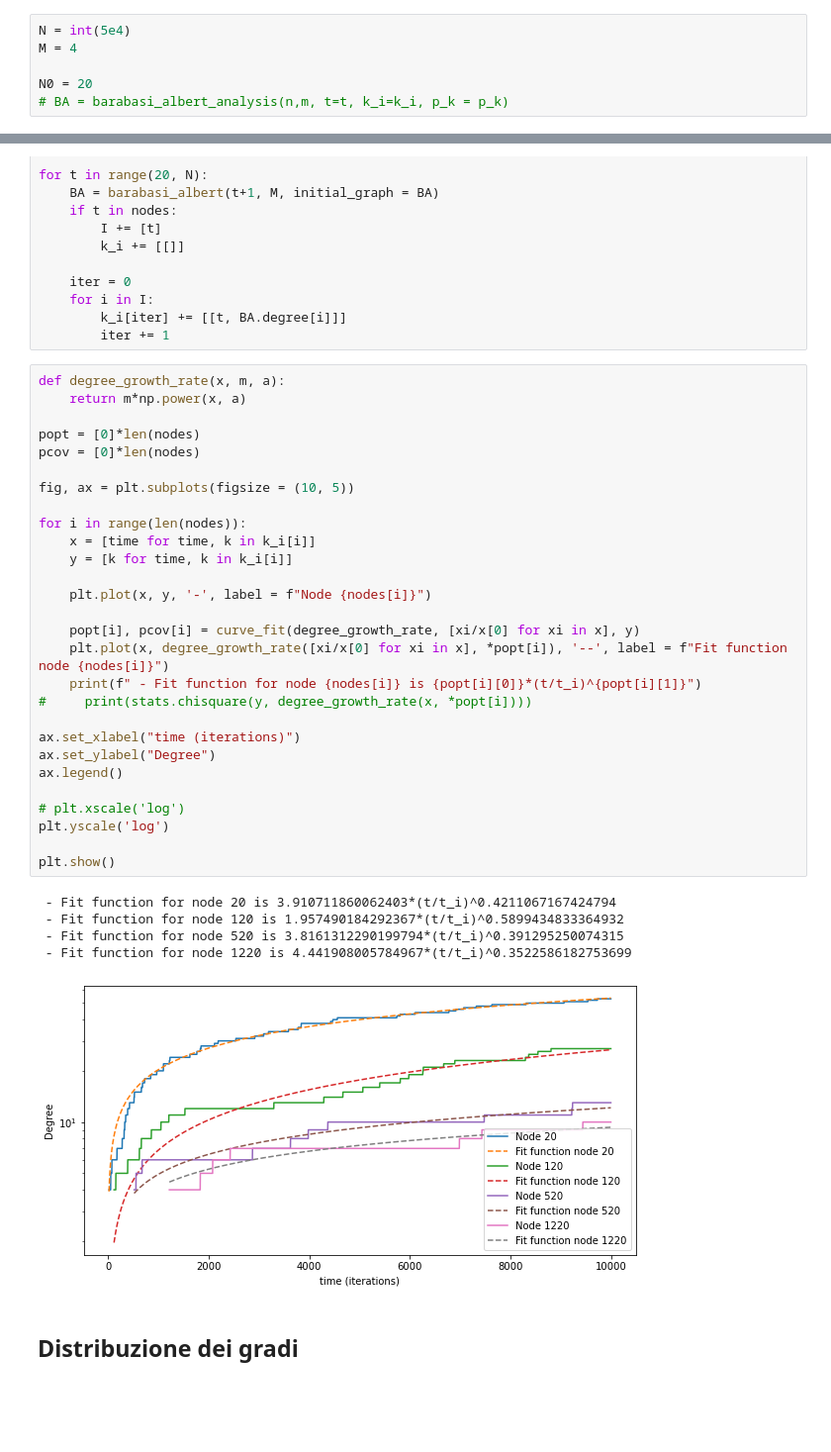
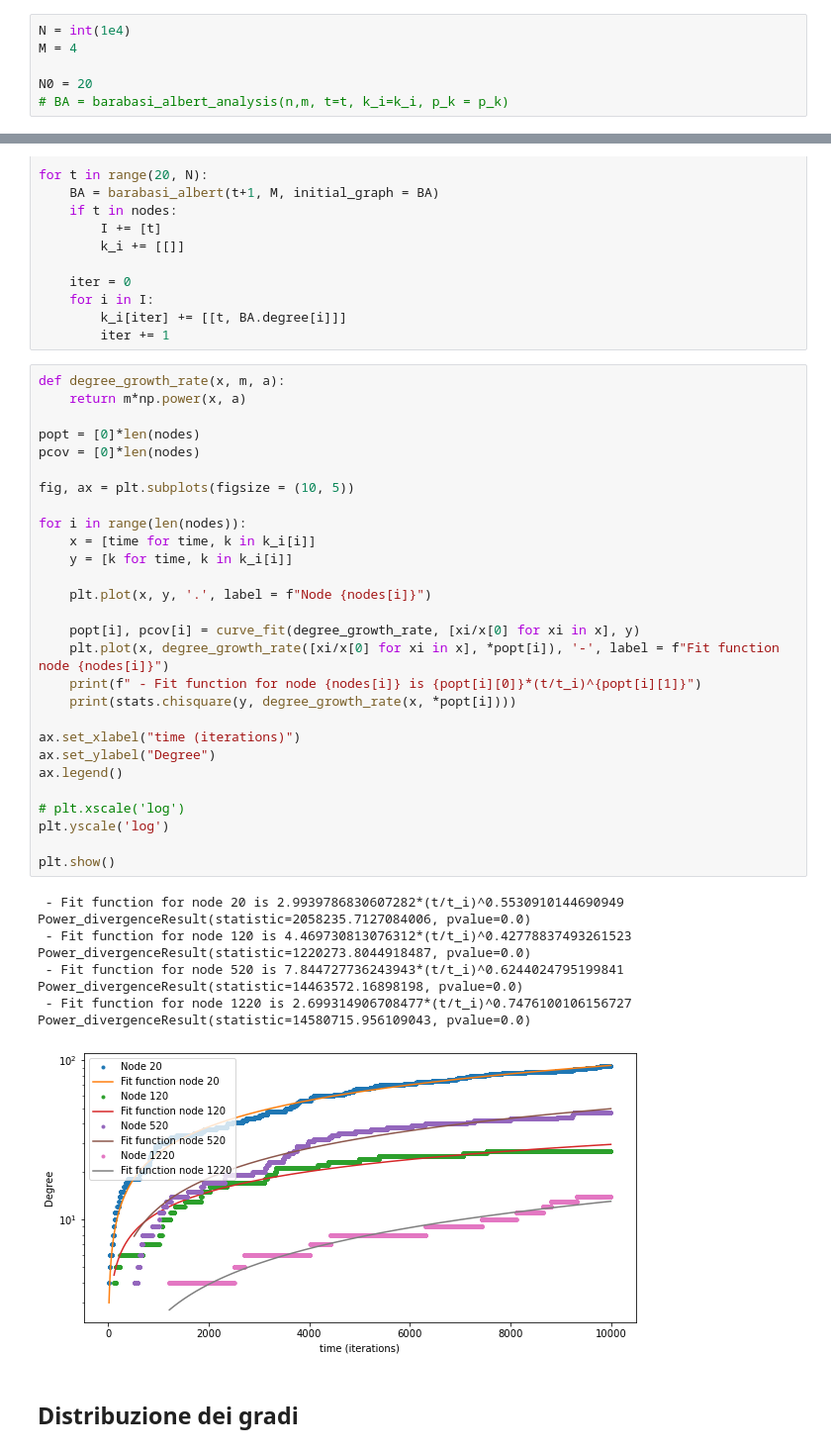
Before and after one commit to Ferri-00/Esame-Complessi, a Jupyter notebook: NetworkProperty.ipynb, the cells around one changed output, grey strips where cells are left out. Shown at 99% size. Saved outputs shown, nothing was run; the diff lists cells and outputs as text; blank space fills up the shorter version.

```diff
--- a/NetworkProperty.ipynb
+++ b/NetworkProperty.ipynb
@@ -194,7 +194,7 @@ def barabasi_albert_analysis(n, m, seed=None, initial_graph=None, t=[], k_i=[[]]
 # %% [markdown]
 Scale-free
 # %%
-N = int(5e4)
+N = int(1e4)
 M = 4
 
 N0 = 20
@@ -223,37 +223,41 @@ for t in range(20, N):
 # %%
 def degree_growth_rate(x, m, a):
     return m*np.power(x, a)
 
 popt = [0]*len(nodes)
 pcov = [0]*len(nodes)
 
 fig, ax = plt.subplots(figsize = (10, 5))
 
 for i in range(len(nodes)):
     x = [time for time, k in k_i[i]]
     y = [k for time, k in k_i[i]]
 
-    plt.plot(x, y, '-', label = f"Node {nodes[i]}")
+    plt.plot(x, y, '.', label = f"Node {nodes[i]}")
 
     popt[i], pcov[i] = curve_fit(degree_growth_rate, [xi/x[0] for xi in x], y)
-    plt.plot(x, degree_growth_rate([xi/x[0] for xi in x], *popt[i]), '--', label = f"Fit function node {nodes[i]}")
+    plt.plot(x, degree_growth_rate([xi/x[0] for xi in x], *popt[i]), '-', label = f"Fit function node {nodes[i]}")
     print(f" - Fit function for node {nodes[i]} is {popt[i][0]}*(t/t_i)^{popt[i][1]}")
-#     print(stats.chisquare(y, degree_growth_rate(x, *popt[i])))
+    print(stats.chisquare(y, degree_growth_rate(x, *popt[i])))
 
 ax.set_xlabel("time (iterations)")
 ax.set_ylabel("Degree")
 ax.legend()
 
 # plt.xscale('log')
 plt.yscale('log')
 
 plt.show()
 # %% [output]
- - Fit function for node 20 is 3.910711860062403*(t/t_i)^0.4211067167424794
- - Fit function for node 120 is 1.957490184292367*(t/t_i)^0.5899434833364932
- - Fit function for node 520 is 3.8161312290199794*(t/t_i)^0.391295250074315
- - Fit function for node 1220 is 4.441908005784967*(t/t_i)^0.3522586182753699
+ - Fit function for node 20 is 2.9939786830607282*(t/t_i)^0.5530910144690949
+Power_divergenceResult(statistic=2058235.7127084006, pvalue=0.0)
+ - Fit function for node 120 is 4.469730813076312*(t/t_i)^0.42778837493261523
+Power_divergenceResult(statistic=1220273.8044918487, pvalue=0.0)
+ - Fit function for node 520 is 7.844727736243943*(t/t_i)^0.6244024795199841
+Power_divergenceResult(statistic=14463572.16898198, pvalue=0.0)
+ - Fit function for node 1220 is 2.699314906708477*(t/t_i)^0.7476100106156727
+Power_divergenceResult(statistic=14580715.956109043, pvalue=0.0)
-[figure, old version]
+[figure, new version]
 # %% [markdown]
 ## Distribuzione dei gradi
 # %% [markdown]
```
Also changed, not shown: parts of 2 cells of this notebook, 1 other file.
